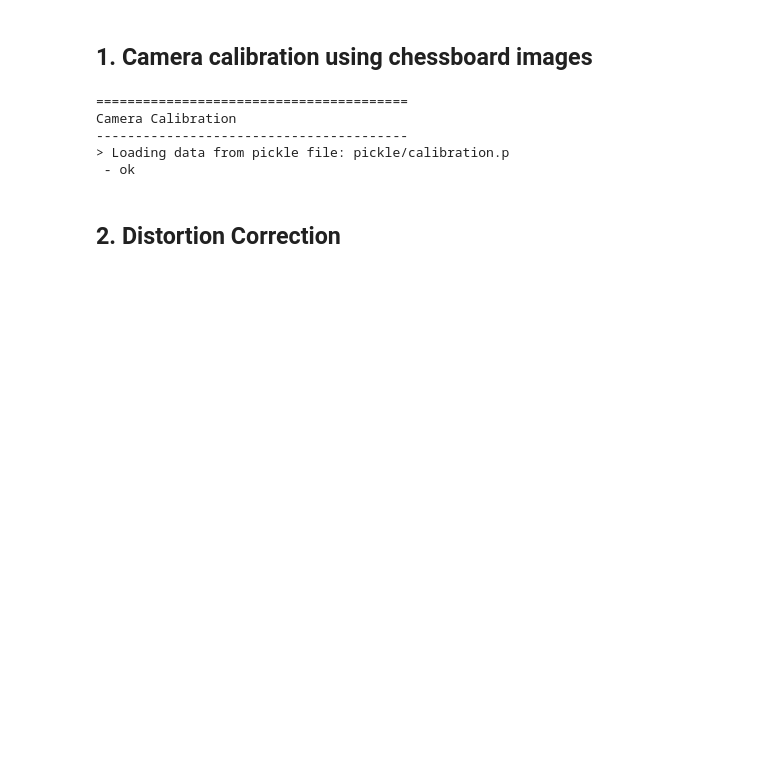
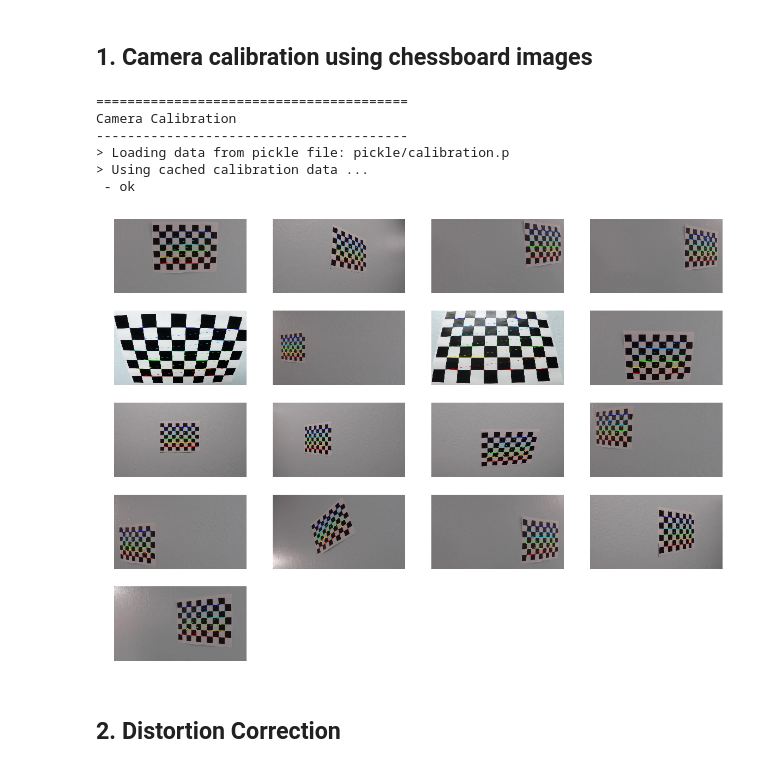
Before and after one commit to mpavezb/CarND-Advanced-Lane-Lines, a Jupyter notebook: main.ipynb, the cells around one changed output. Cells and saved outputs as stored; diff of their text form; code cells hidden in the pictures; blank space fills up the shorter version.

Commit message:
Refactor cache/display interation

```diff
--- a/main.ipynb
+++ b/main.ipynb
@@ -70,13 +70,15 @@
 # %%
 from main import RunCalibration
 
-camera = RunCalibration()
+camera = RunCalibration(display=True)
 # %% [output]
 ========================================
 Camera Calibration
 ----------------------------------------
 > Loading data from pickle file: pickle/calibration.p
+> Using cached calibration data ...
  - ok
+[figure, added]
 # %% [markdown]
 ## 2. Distortion Correction
 # %%
```
Also changed, not shown: parts of 1 cell of this notebook, 2 other files.
